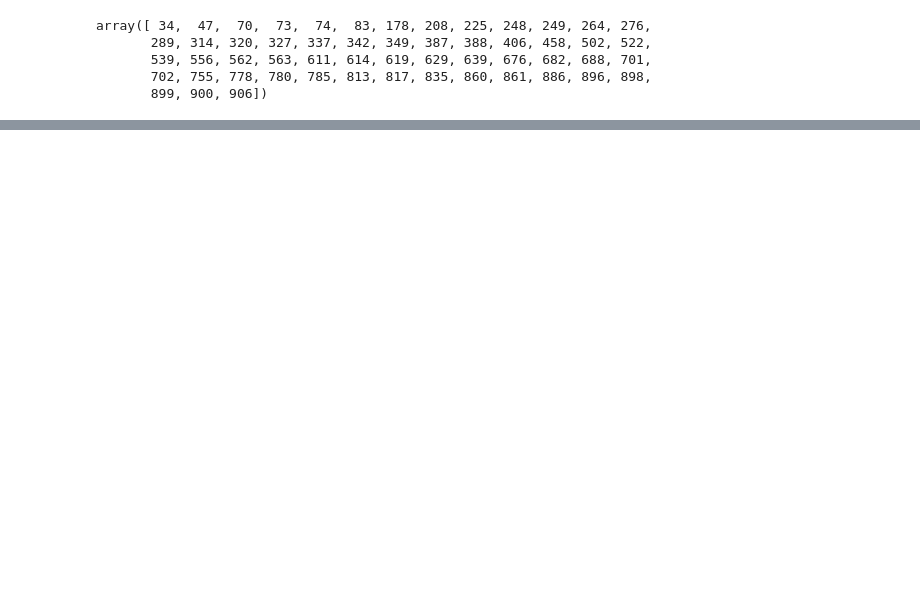
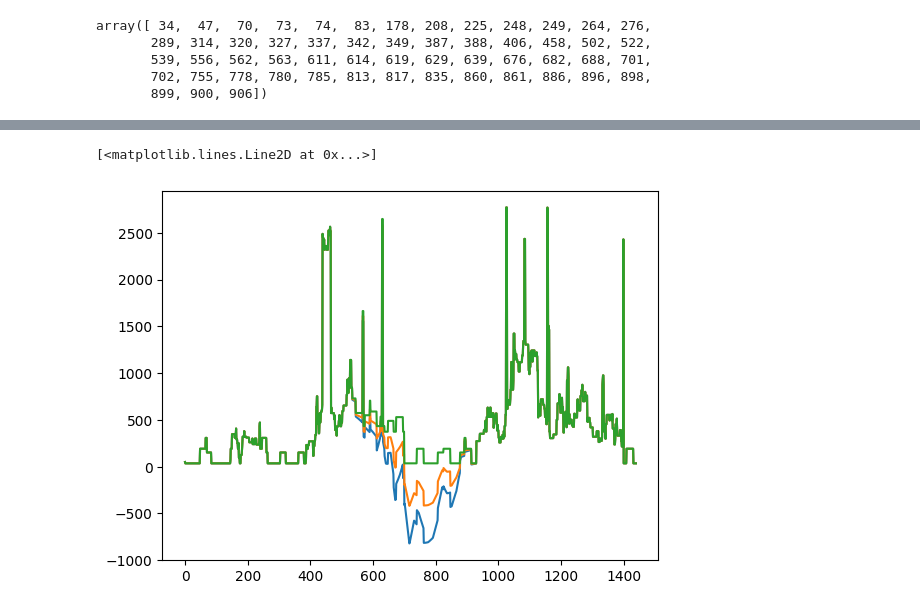
Before and after one commit to Alexisaglar/decentralised_network_analysis, a Jupyter notebook: data/network_data/red.ipynb, the cells around one changed output, grey strips where cells are left out. Cells and saved outputs as stored; diff of their text form; code cells hidden in the pictures; blank space fills up the shorter version.

```diff
--- a/data/network_data/red.ipynb
+++ b/data/network_data/red.ipynb
@@ -301,0 +278,12 @@ array([[ 240.17656386+6.81737823e-04j,  240.16850533+2.25863526e-03j,
+# %%
+import pandas as pd
+
+date_period = '2022-01-01/2022-01-02'
+with builtins.open('/Users/alexisaglar/decentralised_network_analysis/data/network_data/network/Load_profile_1.csv', newline='') as loadprofile_file, builtins.open('/Users/alexisaglar/decentralised_network_analysis/data/pv_generation_data/pv_profiles/profile_year.csv', newline='') as pvprofile_file:
+    pv_profile = pd.read_csv(pvprofile_file)
+    range_days = date_period.split('/')
+    mask = (pv_profile['index_date'] >= range_days[0]) & (pv_profile['index_date'] <= range_days[1])
+    pv_profile = pv_profile[mask]
+
+    # load_profile = pd.read_csv(loadprofile_file)
+    # load_profile['mult'] = load_profile['mult']*1000
@@ -301,0 +294,7 @@ array([[ 240.17656386+6.81737823e-04j,  240.16850533+2.25863526e-03j,
+# %%
+plt.plot(load_profile[1:].astype(float)*1000 - pv_profile['P_CFPV'])
+plt.plot(load_profile[1:].astype(float)*1000 - pv_profile['P'])
+plt.plot(load_profile[1:].astype(float)*1000)
+# %% [output]
+[<matplotlib.lines.Line2D at 0x...>]
+[figure, added]
```
Also changed, not shown: parts of 10 cells of this notebook, 5 other files.
